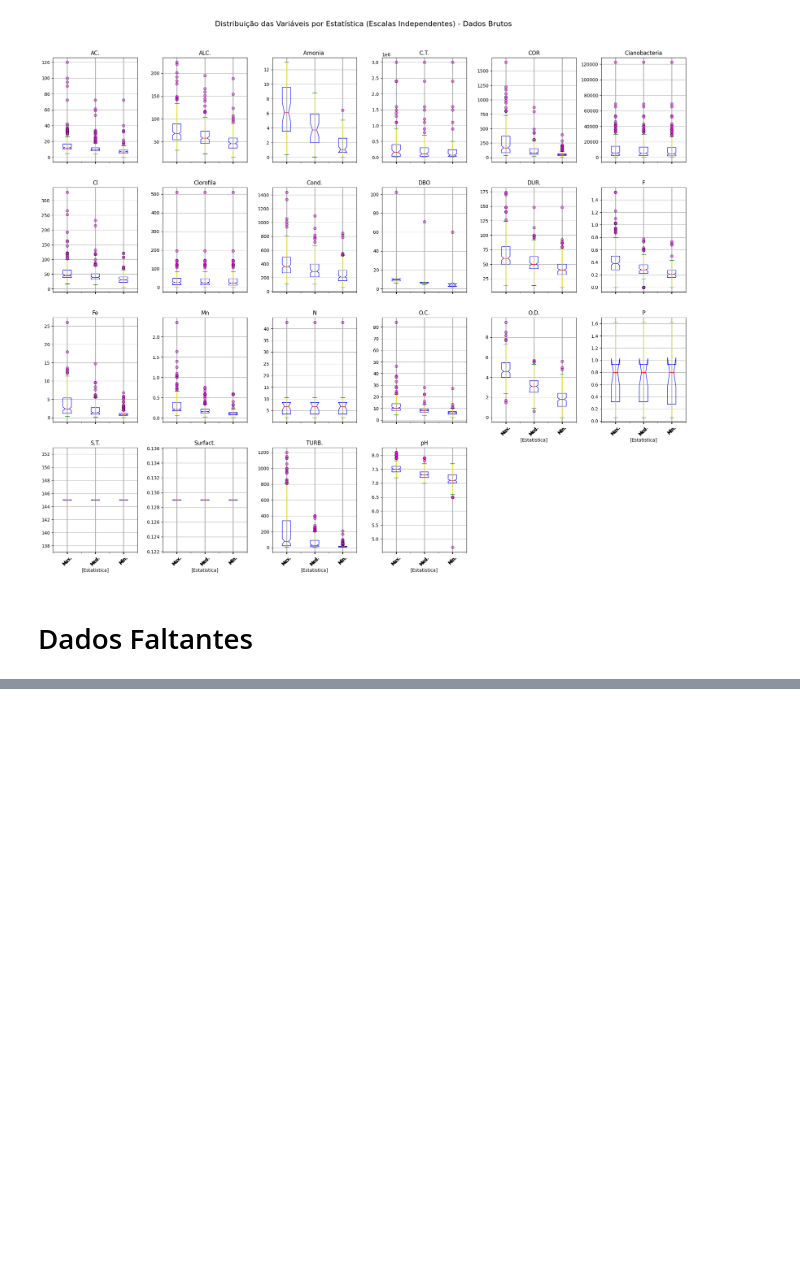
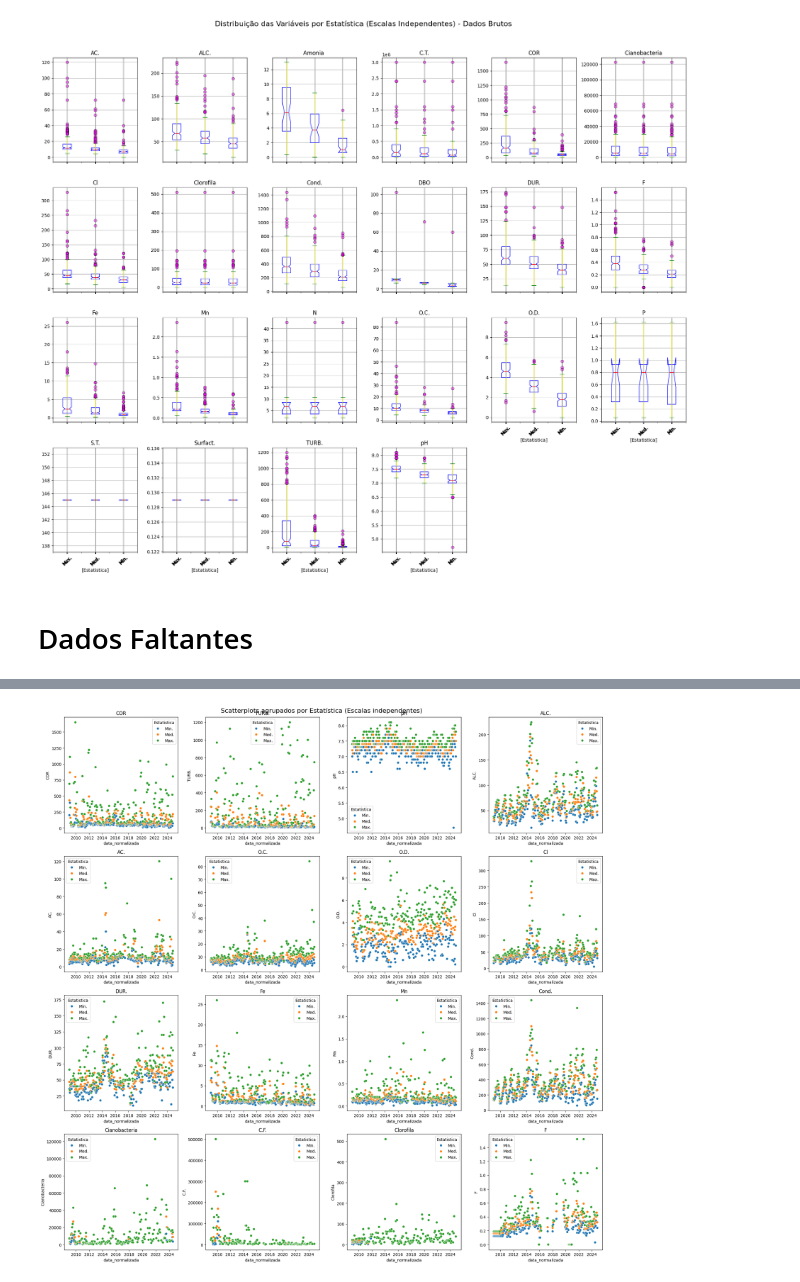
Before and after one commit to Guilherme-Betta/IC2, a Jupyter notebook: jupyter_notebooks/visualizacoes.ipynb, the cells around one changed output, grey strips where cells are left out. Cells and saved outputs as stored; diff of their text form; code cells hidden in the pictures; blank space fills up the shorter version.

```diff
--- a/jupyter_notebooks/visualizacoes.ipynb
+++ b/jupyter_notebooks/visualizacoes.ipynb
@@ -241,0 +271,20 @@ def faltantes_mes(df, plot=False):
+# %%
+fig, axes = plt.subplots(nrows=math.ceil(len(variaveis) / 4), ncols=4,
+                            figsize=(20, 20))
+axes = axes.flatten()
+
+for i, col in enumerate(variaveis):
+    sns.scatterplot(
+        data=dados_limpos,
+        x='data_normalizada',
+        y=col,
+        hue='Estatistica',
+        ax=axes[i]
+    )
+
+    axes[i].set_title(f'{col}')
+plt.suptitle('Scatterplots agrupados por Estatística (Escalas independentes)', fontsize=16)
+plt.tight_layout()
+plt.show()
+# %% [output]
+[figure, added]
```
Also changed, not shown: parts of 11 cells of this notebook.
